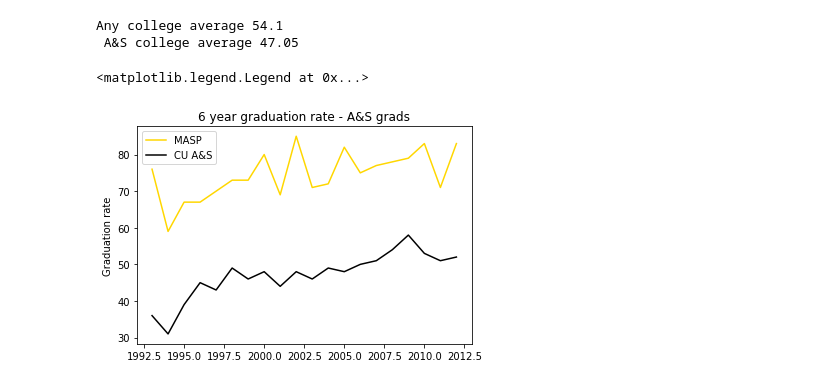
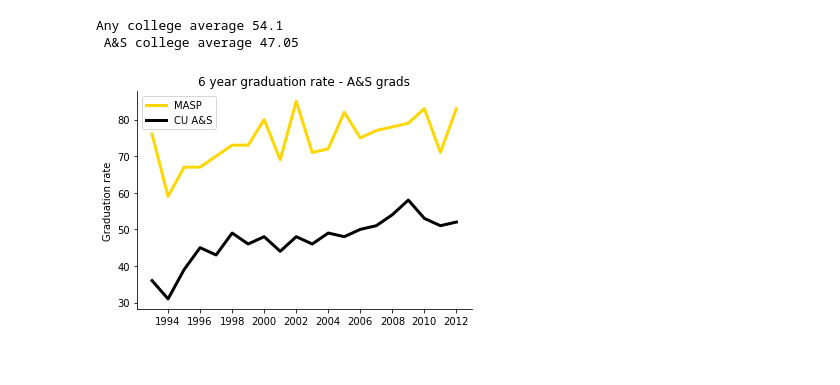
Before and after one commit to vishalrajDesigner/masp, a Jupyter notebook: Alex/masp_data_visualization.ipynb, the cells around one changed output. Saved outputs shown, nothing was run; the diff lists cells and outputs as text; code cells hidden in the pictures.

```diff
--- a/Alex/masp_data_visualization.ipynb
+++ b/Alex/masp_data_visualization.ipynb
@@ -59,11 +61,15 @@ print("Any college average" , np.mean(cu_grad_rates_any), '\n', "A&S college ave
 Any college average 54.1
  A&S college average 47.05
 # %%
-plt.plot(masp_grad_years, masp_grad_rates, label = "MASP", color = "gold")
-plt.plot(cu_grad_years, cu_grad_rates_as, label = "CU A&S", color = "black")
+fig, ax = plt.subplots()
+ax.spines['top'].set_visible(False)
+ax.spines['right'].set_visible(False)
+plt.xticks(masp_grad_years[1::2])
+plt.plot(masp_grad_years, masp_grad_rates, label = "MASP", color = "gold",linewidth = 3)
+plt.plot(cu_grad_years, cu_grad_rates_as, label = "CU A&S", color = "black",linewidth = 3)
 plt.ylabel("Graduation rate")
 plt.title("6 year graduation rate - A&S grads")
 plt.legend()
+fig.savefig("C:/Users/Alex/masp/Alex/grad_line.png", bbox_inches = 'tight', format = 'png')
 # %% [output]
-<matplotlib.legend.Legend at 0x...>
-[figure, old version]
+[figure, new version]
```
Also changed, not shown: parts of 8 cells of this notebook.
